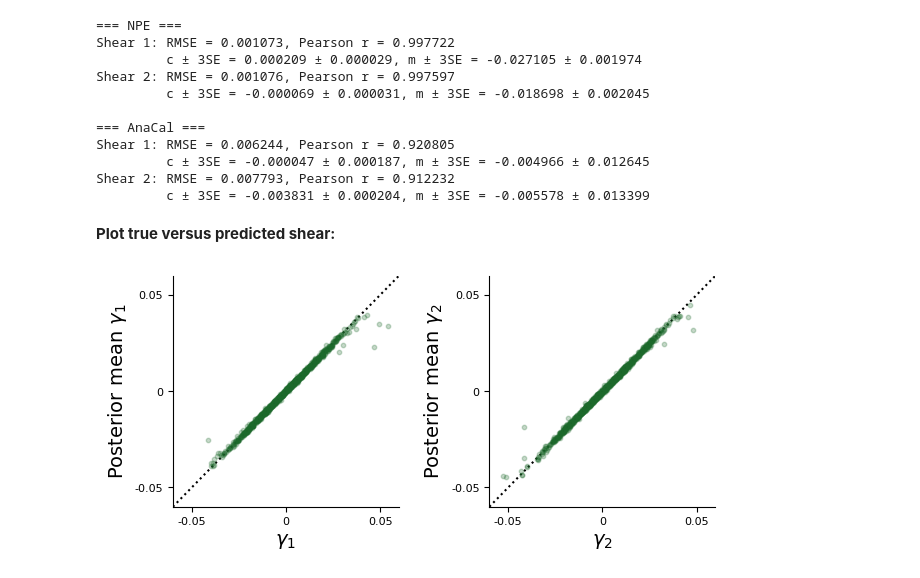
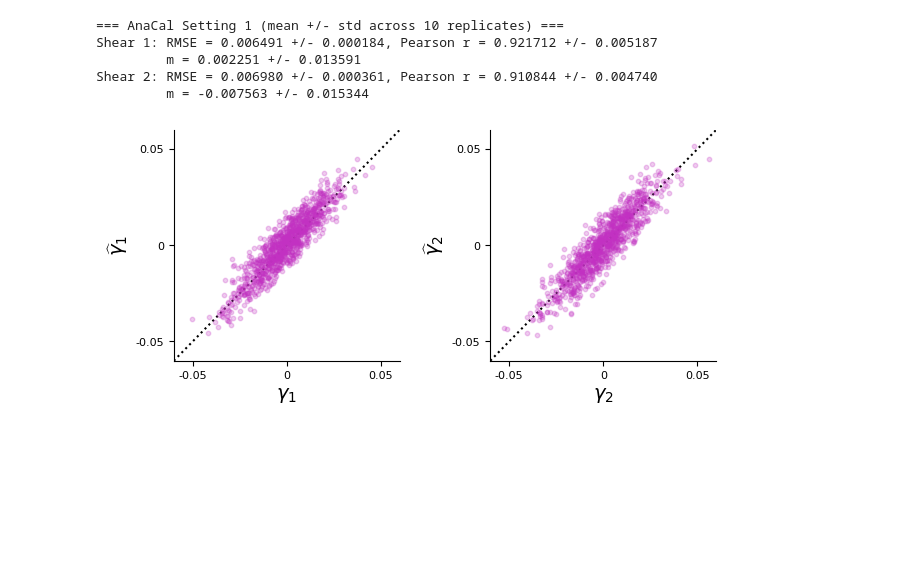
Before and after one commit to prob-ml/blissWL, a Jupyter notebook: images_to_maps/descwl/results/scatterplots.ipynb, the cells around one changed output. Drawn from its saved outputs; the diff is of its cells as text; code cells hidden in the pictures; blank space fills up the shorter version.

Commit message:
Results for anacal setting 1

```diff
--- a/images_to_maps/descwl/results/scatterplots.ipynb
+++ b/images_to_maps/descwl/results/scatterplots.ipynb
@@ -64,8 +101,8 @@ def plot_scatterplot(shear1_true, shear2_true, shear1_pred, shear2_pred, color,
 
     # Shear 1
     _ = ax[0].scatter(
-        shear1_true[indexes].flatten().cpu().numpy(),
-        shear1_pred[indexes].flatten().cpu().numpy(),
+        shear1_true[indexes].flatten(),
+        shear1_pred[indexes].flatten(),
         color=color,
         alpha=alpha,
         s=s,
@@ -78,8 +115,8 @@ def plot_scatterplot(shear1_true, shear2_true, shear1_pred, shear2_pred, color,
 
     # Shear 2
     _ = ax[1].scatter(
-        shear2_true[indexes].flatten().cpu().numpy(),
-        shear2_pred[indexes].flatten().cpu().numpy(),
+        shear2_true[indexes].flatten(),
+        shear2_pred[indexes].flatten(),
         color=color,
         alpha=alpha,
         s=s,
@@ -130,26 +150,30 @@ shear2_anacal = torch.tensor(e2_avg / R2)
-# %%
-_ = compute_and_print_metrics(shear1_true, shear2_true, shear1_npe, shear2_npe, "NPE")
-_ = compute_and_print_metrics(shear1_true, shear2_true, shear1_anacal, shear2_anacal, "AnaCal")
-# %% [output]
-=== NPE ===
-Shear 1: RMSE = 0.001073, Pearson r = 0.997722
-         c ± 3SE = 0.000209 ± 0.000029, m ± 3SE = -0.027105 ± 0.001974
-Shear 2: RMSE = 0.001076, Pearson r = 0.997597
-         c ± 3SE = -0.000069 ± 0.000031, m ± 3SE = -0.018698 ± 0.002045
-
-=== AnaCal ===
-Shear 1: RMSE = 0.006244, Pearson r = 0.920805
-         c ± 3SE = -0.000047 ± 0.000187, m ± 3SE = -0.004966 ± 0.012645
-Shear 2: RMSE = 0.007793, Pearson r = 0.912232
-         c ± 3SE = -0.003831 ± 0.000204, m ± 3SE = -0.005578 ± 0.013399
-# %% [markdown]
-**Plot true versus predicted shear:**
+# %%
+# AnaCal: compute mean and std across 10 replicates
+setting1_anacal_replicates = compute_metrics_across_replicates(
+    lambda i: load_anacal_replicate(1, i)
+)
+
+# Also load a single replicate for the scatterplot
+shear1_true_anacal, shear2_true_anacal, shear1_anacal, shear2_anacal = load_anacal_replicate(1, 1)
+# %%
+print("=== AnaCal Setting 1 (mean +/- std across 10 replicates) ===")
+for comp, label in [("g1", "Shear 1"), ("g2", "Shear 2")]:
+    m = setting1_anacal_replicates[comp]
+    print(f"{label}: RMSE = {m['rmse']:.6f} +/- {m['rmse_std']:.6f}, "
+          f"Pearson r = {m['pearson']:.6f} +/- {m['pearson_std']:.6f}")
+    print(f"         m = {m['m']:.6f} +/- {m['m_std']:.6f}")
+# %% [output]
+=== AnaCal Setting 1 (mean +/- std across 10 replicates) ===
+Shear 1: RMSE = 0.006491 +/- 0.000184, Pearson r = 0.921712 +/- 0.005187
+         m = 0.002251 +/- 0.013591
+Shear 2: RMSE = 0.006980 +/- 0.000361, Pearson r = 0.910844 +/- 0.004740
+         m = -0.007563 +/- 0.015344
 # %%
 plot_scatterplot(
-    shear1_true, shear2_true, shear1_npe, shear2_npe,
-    color="#1c692b",
-    ylabel_template=r"Posterior mean $\gamma_{i}$",
-    save_path="figures/npe_scatterplots_setting1.png"
+    shear1_true_anacal, shear2_true_anacal, shear1_anacal, shear2_anacal,
+    color="#c231c2",
+    ylabel_template=r"$\widehat{{\gamma}}_{i}$",
+    save_path="figures/anacal_scatterplots_setting1.png"
 )
 # %% [output]
-[figure, old version]
+[figure, new version]
```
Also changed, not shown: parts of 22 cells of this notebook.
